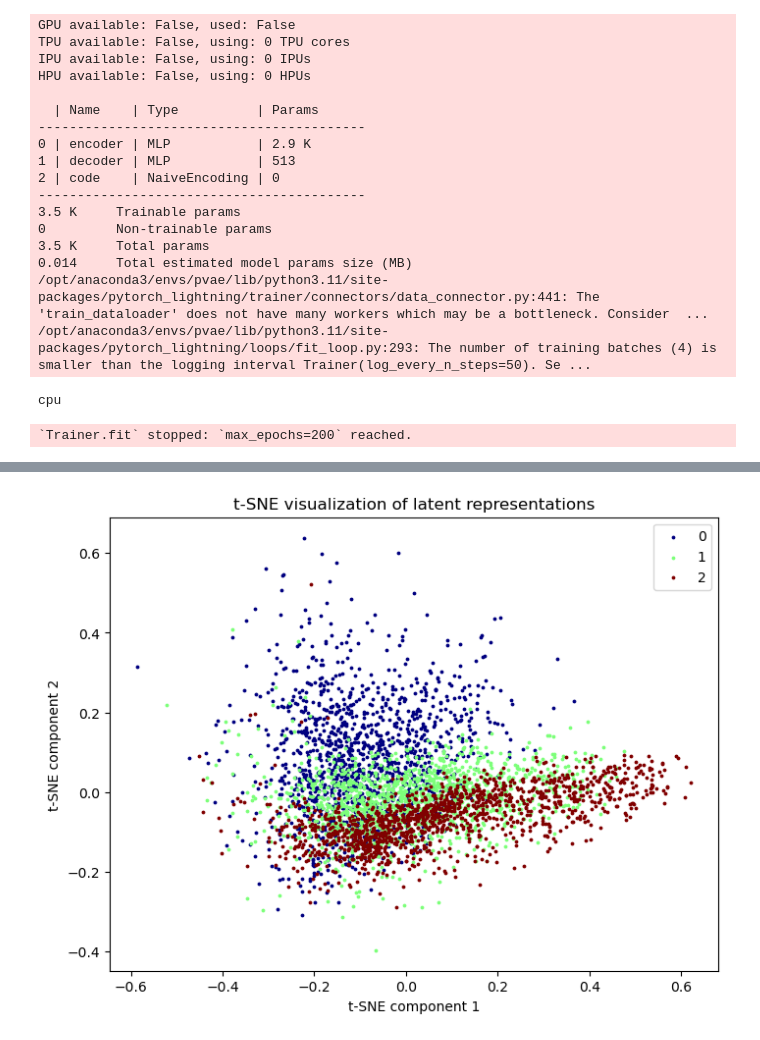
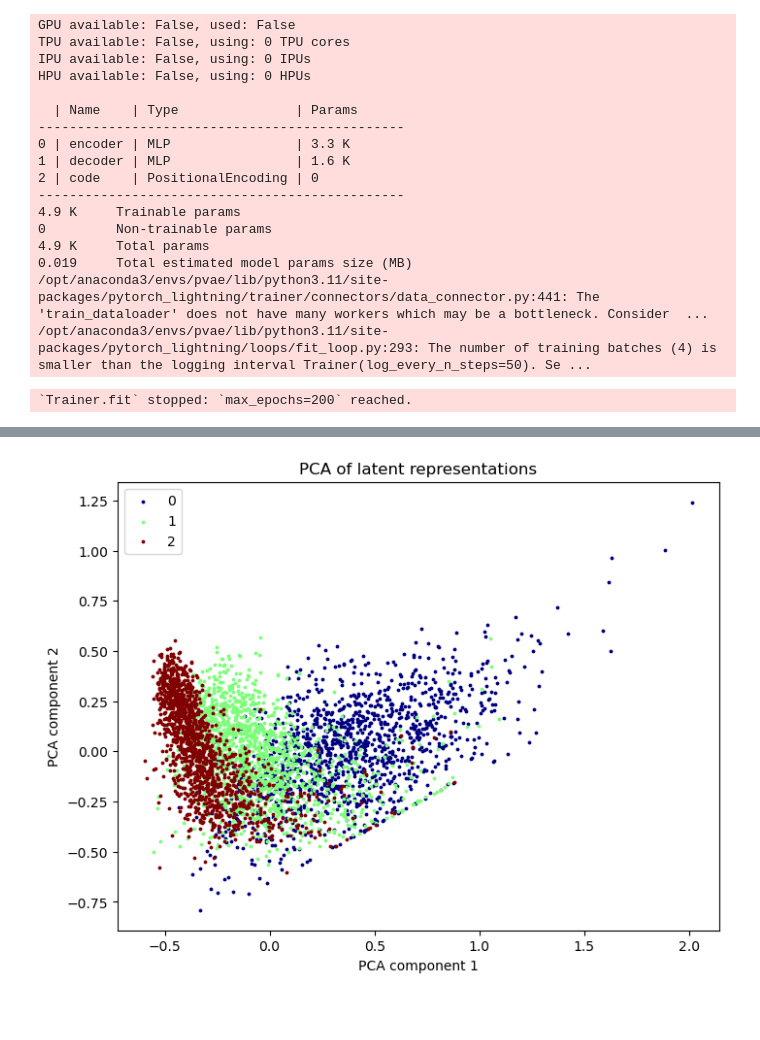
Before and after one commit to villrv/ppae, a Jupyter notebook: debugging.ipynb, the cells around one changed output, grey strips where cells are left out. Cells and saved outputs as stored; diff of their text form; code cells hidden in the pictures; blank space fills up the shorter version.

Commit message:
added positional encoding

```diff
--- a/debugging.ipynb
+++ b/debugging.ipynb
@@ -14,7 +14,7 @@ loader = DataLoader(data, batch_size=1024, shuffle=True)
 # %%
-model = Autoencoder(40, 5, 1, 1, lam = 0)
+num_freqs = 6
+model = Autoencoder(40, 10, 2*num_freqs+1, 1, lam = 0)
 model = model.to(device)
-print(device)
 trainer = pl.Trainer(max_epochs=200, accelerator=device, devices=1)
 history = trainer.fit(model, loader)
 # %% [output]
@@ -23,20 +23,19 @@ TPU available: False, using: 0 TPU cores
 IPU available: False, using: 0 IPUs
 HPU available: False, using: 0 HPUs
 
-  | Name    | Type          | Params
-------------------------------------------
-0 | encoder | MLP           | 2.9 K
-1 | decoder | MLP           | 513
-2 | code    | NaiveEncoding | 0
-------------------------------------------
-3.5 K     Trainable params
+  | Name    | Type               | Params
+-----------------------------------------------
+0 | encoder | MLP                | 3.3 K
+1 | decoder | MLP                | 1.6 K
+2 | code    | PositionalEncoding | 0
+-----------------------------------------------
+4.9 K     Trainable params
 0         Non-trainable params
-3.5 K     Total params
-0.014     Total estimated model params size (MB)
+4.9 K     Total params
+0.019     Total estimated model params size (MB)
 /opt/anaconda3/envs/pvae/lib/python3.11/site-packages/pytorch_lightning/trainer/connectors/data_connector.py:441: The 'train_dataloader' does not have many workers which may be a bottleneck. Consider  ...
 /opt/anaconda3/envs/pvae/lib/python3.11/site-packages/pytorch_lightning/loops/fit_loop.py:293: The number of training batches (4) is smaller than the logging interval Trainer(log_every_n_steps=50). Se ...
-cpu
+`Trainer.fit` stopped: `max_epochs=200` reached.
-`Trainer.fit` stopped: `max_epochs=200` reached.
 # %%
 # Visualize training
 %reload_ext tensorboard
@@ -52,33 +51,35 @@ with torch.no_grad():
     model.encode(test_batch['event_list'])
     z = model.latent.cpu().numpy()
 # %%
+##### t-SNE
 # from sklearn.manifold import TSNE
 
 # # Apply t-SNE
 # tsne = TSNE(n_components=2, random_state=42)
 # embedding = tsne.fit_transform(z)
 
+
+##### PCA
 from sklearn.decomposition import PCA
 pca = PCA(n_components=2)
 embedding = pca.fit_transform(z)
 
-# embedding = z
 labels = test_batch['type'].numpy()
 unique_labels = np.unique(labels)
 colors = plt.cm.jet(np.linspace(0, 1, len(unique_labels)))
 
 plt.figure(figsize=(8, 6))
 for i, label in enumerate(unique_labels):
     idx = labels == label
     plt.scatter(embedding[idx, 0], embedding[idx, 1], color=colors[i], label=label, marker='o',s=3)
 
-plt.xlabel('t-SNE component 1')
-plt.ylabel('t-SNE component 2')
+plt.xlabel('PCA component 1')
+plt.ylabel('PCA component 2')
 plt.legend(loc='best')
-plt.title('t-SNE visualization of latent representations')
+plt.title('PCA of latent representations')
 plt.show()
 # %% [output]
-[figure, old version]
+[figure, new version]
 # %%
 labels = test_batch['type'].numpy()
 unique_labels = np.unique(labels)
```
Also changed, not shown: parts of 8 cells of this notebook, 24 other files.
